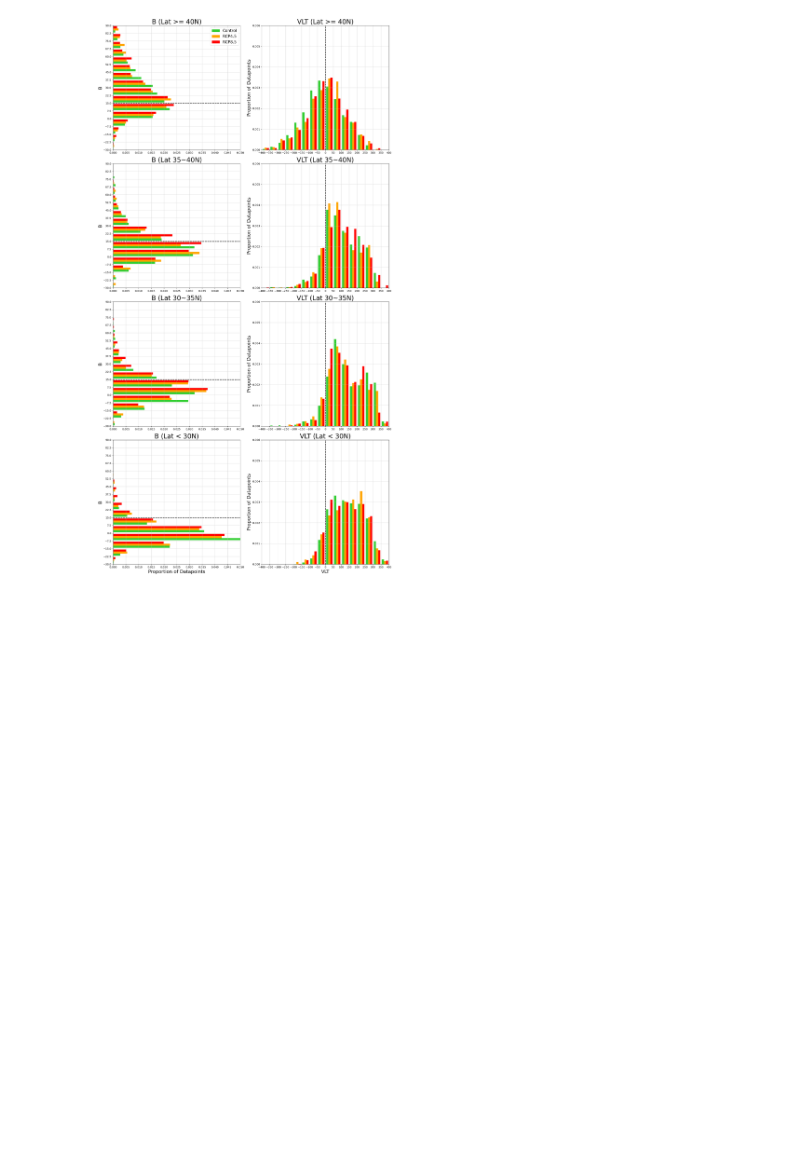
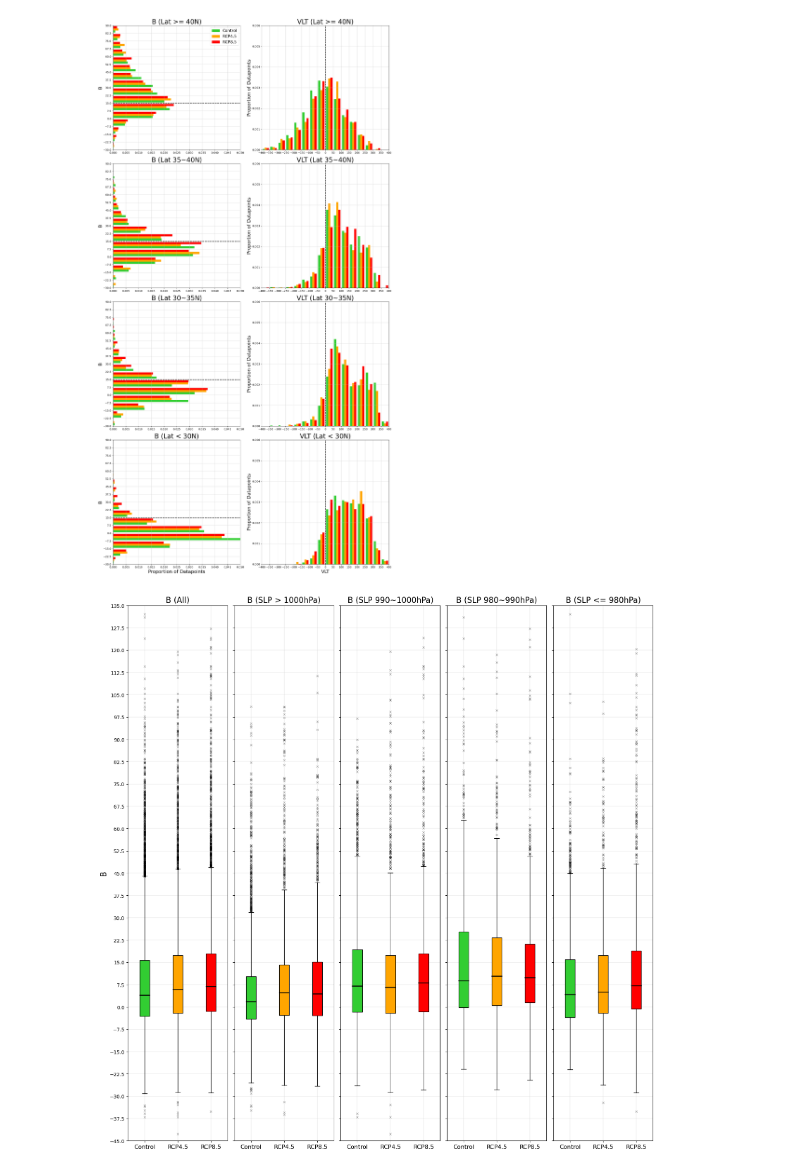
Before and after one commit to Luigi728/ExtraTrack_Github, a Jupyter notebook: RCP_Analysis/RCP_Analysis_V6.5.2.ipynb, the cells around one changed output. Drawn from its saved outputs; the diff is of its cells as text; code cells hidden in the pictures; blank space fills up the shorter version.

```diff
--- a/RCP_Analysis/RCP_Analysis_V6.5.2.ipynb
+++ b/RCP_Analysis/RCP_Analysis_V6.5.2.ipynb
@@ -290,0 +388,32 @@ Phase_Param_Histogram(Control_Data, RCP45_Data, RCP85_Data, "Lat", B_Bins, VLT_B
+# %%
+# Create Function to Plot Boxplots
+def Phase_Param_Boxplot(Control_Data, RCP45_Data, RCP85_Data, Var, Subset_Var, Bins, Savefig, Figname):
+    Colours = ['limegreen', 'orange', 'red']
+    Labels = ["Control", "RCP4.5", "RCP8.5"]
+#
+# Create Subsets
+    Control_Subsets, Subset_Labels = Create_Subsets_A(Control_Data, Subset_Var)
+    RCP45_Subsets, Subset_Labels = Create_Subsets_A(RCP45_Data, Subset_Var)
+    RCP85_Subsets, Subset_Labels = Create_Subsets_A(RCP85_Data, Subset_Var)
+#
+# Plot B
+    if Var == "B":
+        Fig = pyplot.figure(figsize=(16,16))
+        Axes = Fig.subplots(1,5, sharex=False, sharey=True)
+        for i in range(5):
+            Boxplot1 = Axes[i].boxplot([Control_Subsets[i]["B"], RCP45_Subsets[i]["B"], RCP85_Subsets[i]["B"]], \
+            patch_artist=True, vert=1)
+            Param_Boxplot_Formatting(Boxplot1, Axes[i], i, "B", Colours, Labels, Subset_Var, Subset_Labels[i], Bins)
+# Plot VLT
+    elif Var == "VLT":
+        Fig = pyplot.figure(figsize=(12,12))
+        Axes = Fig.subplots(5,1, sharex=True, sharey=False)
+        for i in range(5):
+            Boxplot2 = Axes[i].boxplot([Control_Subsets[i]["VLT"], RCP45_Subsets[i]["VLT"], RCP85_Subsets[i]["VLT"]], \
+            patch_artist=True, vert=0)
+            Param_Boxplot_Formatting(Boxplot2, Axes[i], i, "VLT", Colours, Labels, Subset_Var, Subset_Labels[i], Bins)
+#
+# Save Fig
+    Fig.tight_layout()
+    if Savefig == True:
+        Fig.savefig(Output_Diri+Figname, bbox_inches='tight')
@@ -290,0 +453,4 @@ Phase_Param_Histogram(Control_Data, RCP45_Data, RCP85_Data, "Lat", B_Bins, VLT_B
+# %%
+Phase_Param_Boxplot(Control_Data, RCP45_Data, RCP85_Data, "B", "SLP(hPa)", B_Bins, True, "Param_B_Subset_SLP_Boxplot.png")
+# %% [output]
+[figure, added]
```
Also changed, not shown: parts of 15 cells of this notebook, 7 other files.
